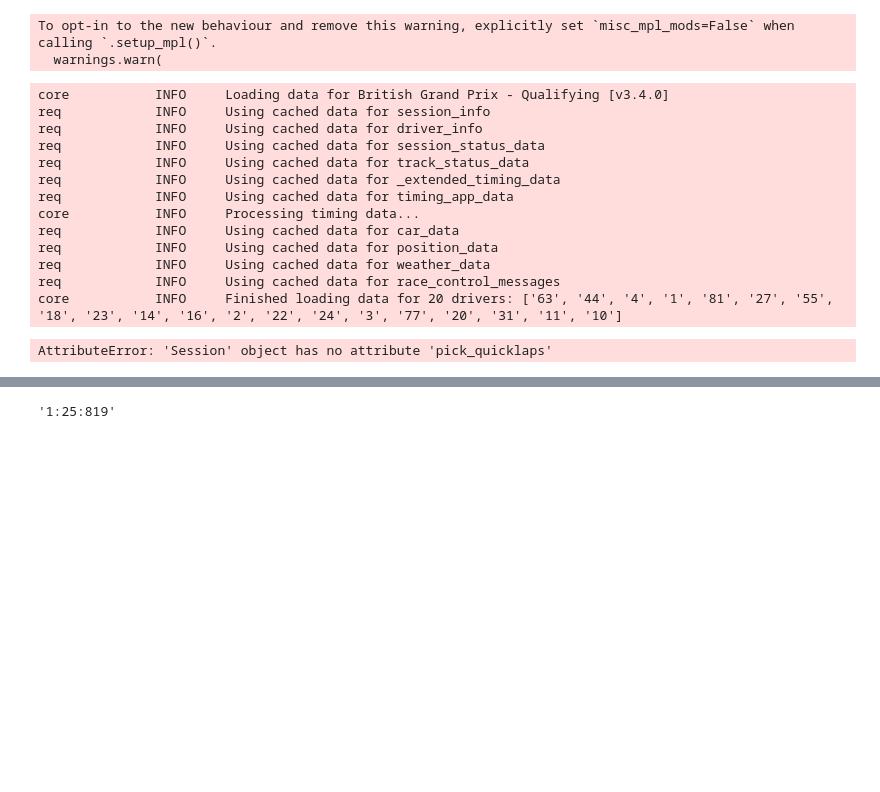
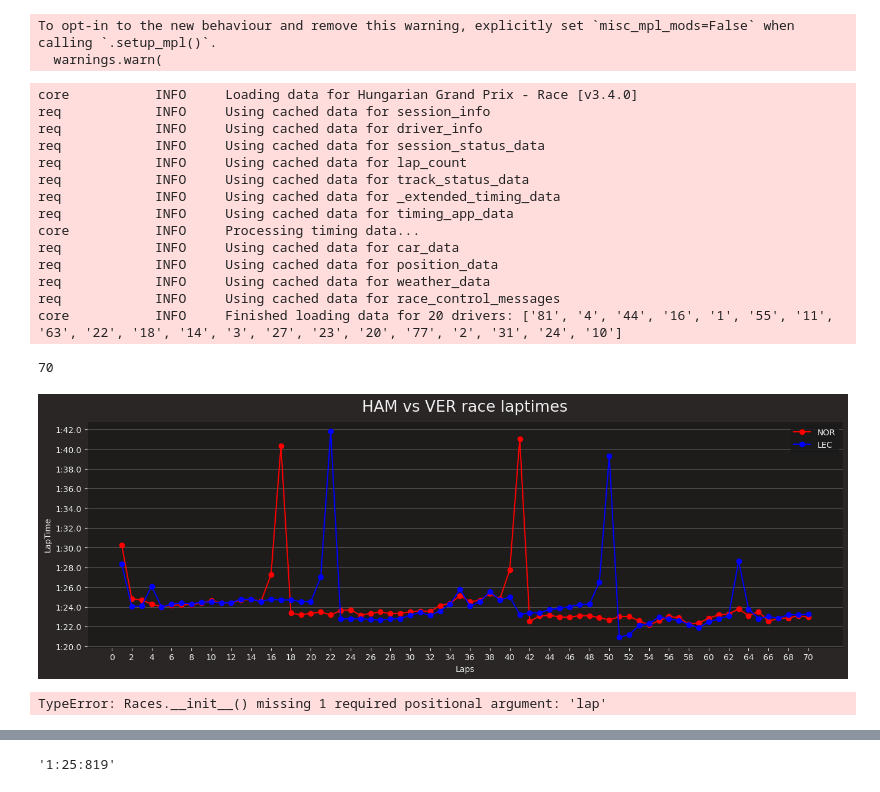
Before and after one commit to Izor12/F1_data, a Jupyter notebook: Untitled.ipynb, the cells around one changed output, grey strips where cells are left out. Cells and saved outputs as stored; diff of their text form; code cells hidden in the pictures; blank space fills up the shorter version.

Commit message:
added race functionality

```diff
--- a/Untitled.ipynb
+++ b/Untitled.ipynb
@@ -15,14 +16,17 @@ pd.set_option('display.max_rows', None)
 To opt-in to the new behaviour and remove this warning, explicitly set `misc_mpl_mods=False` when calling `.setup_mpl()`.
   warnings.warn(
 # %%
-quali = ff1.get_session(2024,12,"Q")
+race = ff1.get_session(2024,13,"R")
 # %%
-quali.load(telemetry=True,laps=True)
+race.load()
+ham_lap = race.laps[race.laps["Driver"] == "HAM"]
+ver_lap = race.laps[race.laps["Driver"] == "VER"]
 # %% [output]
-core           INFO     Loading data for British Grand Prix - Qualifying [v3.4.0]
+core           INFO     Loading data for Hungarian Grand Prix - Race [v3.4.0]
 req            INFO     Using cached data for session_info
 req            INFO     Using cached data for driver_info
 req            INFO     Using cached data for session_status_data
+req            INFO     Using cached data for lap_count
 req            INFO     Using cached data for track_status_data
 req            INFO     Using cached data for _extended_timing_data
 req            INFO     Using cached data for timing_app_data
@@ -31,7 +35,22 @@ req            INFO     Using cached data for car_data
 req            INFO     Using cached data for position_data
 req            INFO     Using cached data for weather_data
 req            INFO     Using cached data for race_control_messages
-core           INFO     Finished loading data for 20 drivers: ['63', '44', '4', '1', '81', '27', '55', '18', '23', '14', '16', '2', '22', '24', '3', '77', '20', '31', '11', '10']
+core           INFO     Finished loading data for 20 drivers: ['81', '4', '44', '16', '1', '55', '11', '63', '22', '18', '14', '3', '27', '23', '20', '77', '2', '31', '24', '10']
 # %%
+race.total_laps
 # %% [output]
-AttributeError: 'Session' object has no attribute 'pick_quicklaps'
+70
+# %%
+fig = plt.figure()
+
+axes = fig.add_axes([0.1, 0.1, 2, 0.8]) # main axes
+axes.set_ylabel("LapTime")
+axes.set_xlabel("Laps")
+axes.set_title("{} vs {} race laptimes".format("HAM","VER"))
+axes.set_xticks(np.arange(0,race.total_laps+1,2) )
+axes.plot(ham_lap["LapNumber"],ham_lap["LapTime"],"ro-",label = "NOR")
+axes.plot(ver_lap["LapNumber"],ver_lap["LapTime"],"bo-",label = "LEC")
+axes.legend()
+axes.grid(axis = "y",color='gray', linestyle='-', linewidth=0.5)
+# %% [output]
+[figure, added]
@@ -37,0 +92,4 @@ AttributeError: 'Session' object has no attribute 'pick_quicklaps'
+# %%
+rce = Races("HAM","VER",[2024,"Belgium","r"], )
+# %% [output]
+TypeError: Races.__init__() missing 1 required positional argument: 'lap'
```
Also changed, not shown: parts of 6 cells of this notebook, 1 other file.
